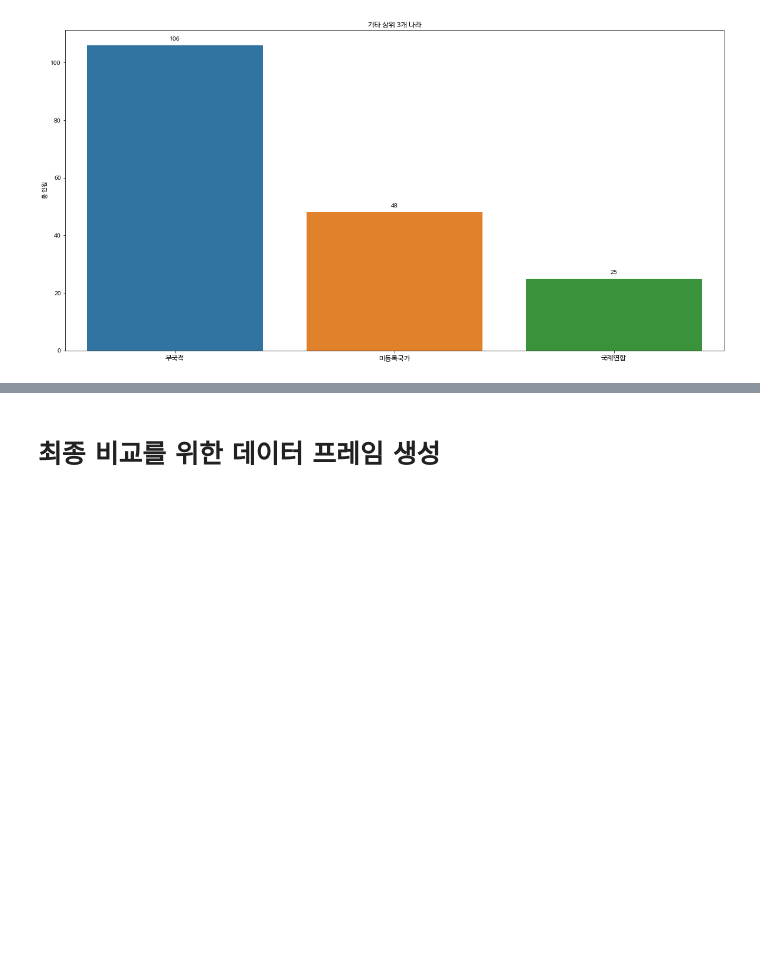
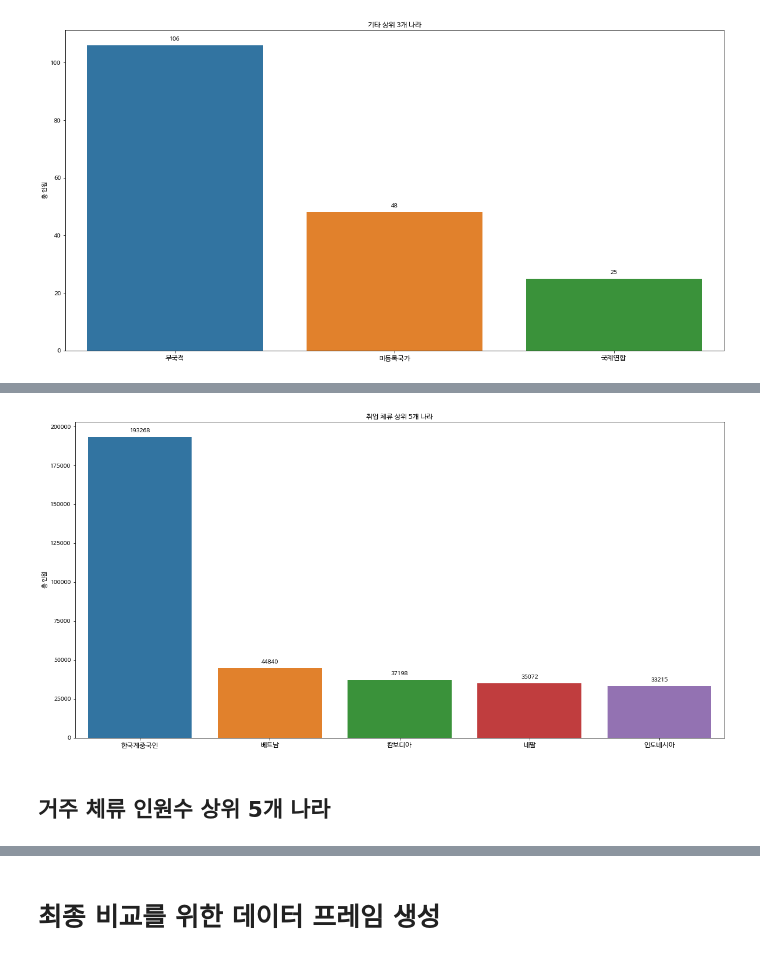
Before and after one commit to SonHyeok/Foreigner-in-korea, a Jupyter notebook: Foreigner.ipynb, the cells around one changed output, grey strips where cells are left out. Saved outputs shown, nothing was run; the diff lists cells and outputs as text; code cells hidden in the pictures; blank space fills up the shorter version.

```diff
--- a/Foreigner.ipynb
+++ b/Foreigner.ipynb
@@ -416,7 +416,7 @@ s_america = df_final.loc['남아메리카주','총 인원'].sum()
 n_america = df_final.loc['북아메리카주','총 인원'].sum()
 asia = df_final.loc['아시아주','총 인원'].sum()
 os = df_final.loc['오세아니아주','총 인원'].sum()
-all = other + eur + s_america + n_america + asia + os
+all = others + eur + s_america + n_america + asia + os
 # %%
 continent_data = {'총 인원':pd.Series([asia,eur,os,n_america,s_america,others,all],['아시아주','유럽주','오세아니아주','북아메리카주','남아메리카주','기타','전체 합계'])}
 df_continent = pd.DataFrame(continent_data)
@@ -690,0 +712,4 @@ plt.show()
+# %%
+work_data = {'총 인원':pd.Series([193268,44840,37198,35072,33215],['한국계중국인','베트남','캄보디아','네팔','인도네시아'])}
+df_work = pd.DataFrame(work_data)
+df_work
@@ -690,0 +723,16 @@ plt.show()
+# %%
+plt.figure(figsize=(20,10))
+g_work = sns.barplot(data = df_work, x = df_work.index, y = '총 인원', ci=None)
+
+for p in g_work.patches:
+    g_work.annotate("%.0f" % p.get_height(), (p.get_x() + p.get_width()/2., p.get_height()),
+              ha = 'center', va = 'center', fontsize=10, color = 'black', xytext=(0,10),
+              textcoords = 'offset points')
+
+plt.xticks(fontsize = 12, rotation = 0)
+plt.title('취업 체류 상위 5개 나라')
+plt.show()
+# %% [output]
+[figure, added]
+# %% [markdown]
+## 거주 체류 인원수 상위 5개 나라
```
Also changed, not shown: parts of 23 cells of this notebook.
